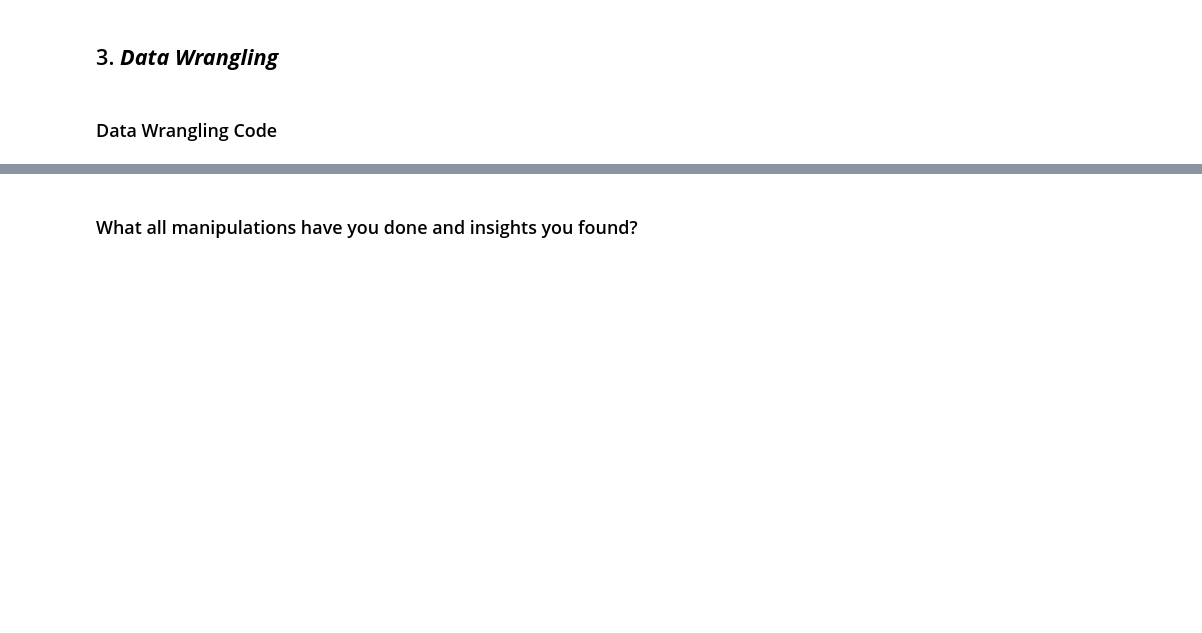
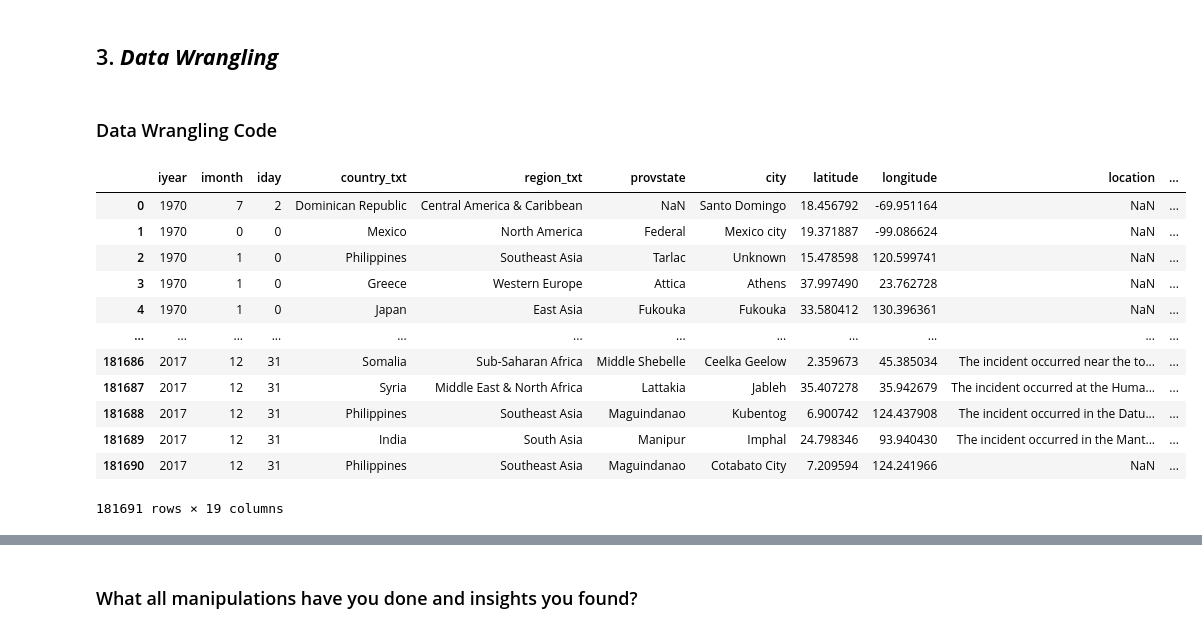
Before and after one commit to Amrit007-droid/Global-Terrorism-Dataset-EDA-, a Jupyter notebook: Global_Terrorism_Dataset_EDA_submission_.ipynb, the cells around one changed output, grey strips where cells are left out. Drawn from its saved outputs; the diff is of its cells as text; code cells hidden in the pictures; blank space fills up the shorter version.

```diff
--- a/Global_Terrorism_Dataset_EDA_submission_.ipynb
+++ b/Global_Terrorism_Dataset_EDA_submission_.ipynb
@@ -276,0 +275,20 @@ print(unique_years)
+# %%
+# Selecting the relevent columns for our anaysis:
+df = df[["iyear","imonth","iday","country_txt","region_txt","provstate","city",
+       "latitude","longitude","location","summary","attacktype1_txt","targtype1_txt",
+       "gname","motive","weaptype1_txt","nkill","nwound","addnotes"]]
+df
+# %% [output]
+|  | iyear | imonth | iday | country_txt | region_txt | provstate | city | latitude | longitude | location | ... |
+| 0 | 1970 | 7 | 2 | Dominican Republic | Central America & Caribbean | NaN | Santo Domingo | 18.456792 | -69.951164 | NaN | ... |
+| 1 | 1970 | 0 | 0 | Mexico | North America | Federal | Mexico city | 19.371887 | -99.086624 | NaN | ... |
+| 2 | 1970 | 1 | 0 | Philippines | Southeast Asia | Tarlac | Unknown | 15.478598 | 120.599741 | NaN | ... |
+| 3 | 1970 | 1 | 0 | Greece | Western Europe | Attica | Athens | 37.997490 | 23.762728 | NaN | ... |
+| 4 | 1970 | 1 | 0 | Japan | East Asia | Fukouka | Fukouka | 33.580412 | 130.396361 | NaN | ... |
+| ... | ... | ... | ... | ... | ... | ... | ... | ... | ... | ... | ... |
+| 181686 | 2017 | 12 | 31 | Somalia | Sub-Saharan Africa | Middle Shebelle | Ceelka Geelow | 2.359673 | 45.385034 | The incident occurred near the to... | ... |
+| 181687 | 2017 | 12 | 31 | Syria | Middle East & North Africa | Lattakia | Jableh | 35.407278 | 35.942679 | The incident occurred at the Huma... | ... |
+| 181688 | 2017 | 12 | 31 | Philippines | Southeast Asia | Maguindanao | Kubentog | 6.900742 | 124.437908 | The incident occurred in the Datu... | ... |
+| 181689 | 2017 | 12 | 31 | India | South Asia | Manipur | Imphal | 24.798346 | 93.940430 | The incident occurred in the Mant... | ... |
+| 181690 | 2017 | 12 | 31 | Philippines | Southeast Asia | Maguindanao | Cotabato City | 7.209594 | 124.241966 | NaN | ... |
+181691 rows × 19 columns
```
Also changed, not shown: parts of 5 cells of this notebook.
